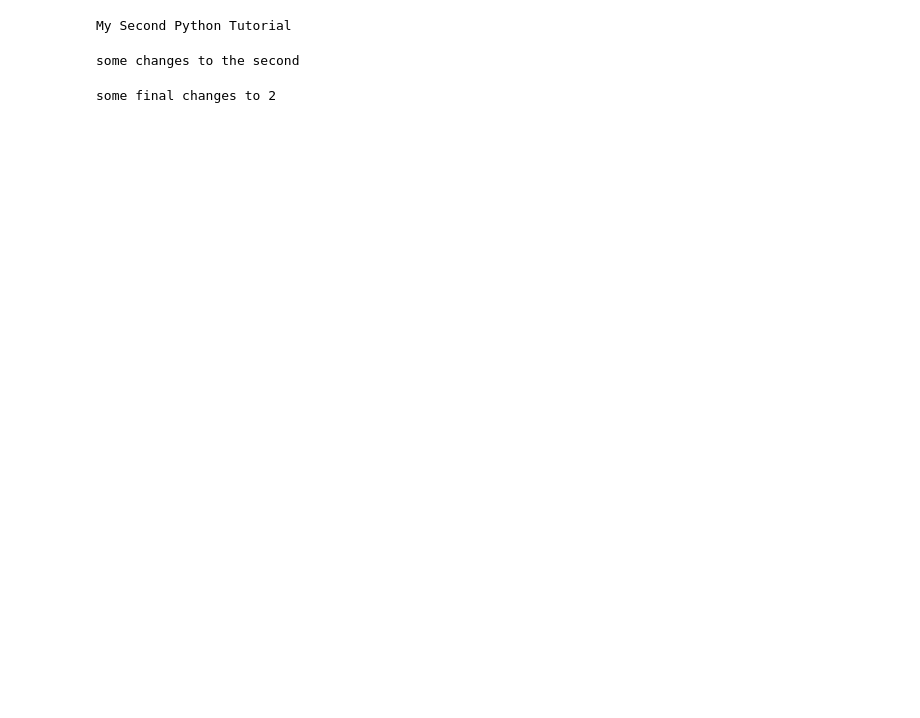
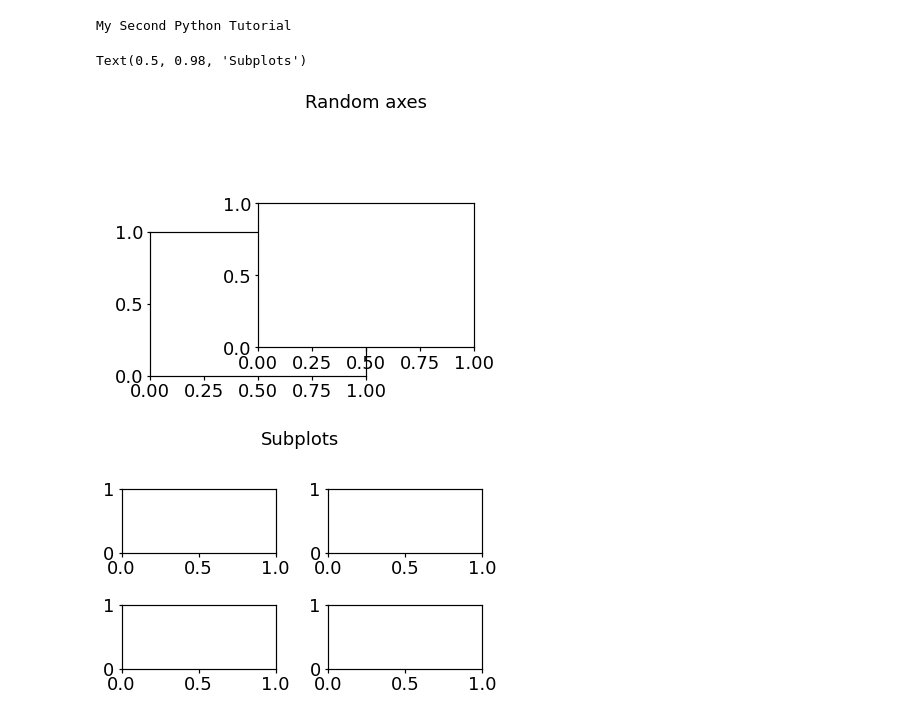
Before and after one commit to shauryasachdev/self_tutorials, a Jupyter notebook: tutorial_2.ipynb, the cells around one changed output. Drawn from its saved outputs; the diff is of its cells as text; code cells hidden in the pictures; blank space fills up the shorter version.

Commit message:
learning plotting

```diff
--- a/tutorial_2.ipynb
+++ b/tutorial_2.ipynb
@@ -2,11 +2,10 @@
 print("My Second Python Tutorial")
 # %% [output]
 My Second Python Tutorial
-# %%
-print("some changes to the second")
-# %% [output]
-some changes to the second
-# %%
-print("some final changes to 2")
-# %% [output]
-some final changes to 2
+# %%
+%matplotlib inline
+
+import numpy as np
+import matplotlib.pyplot as plt
+
+plt.style.use('../../solving_pde_mooc/notebooks/styles/mainstyle.use')
@@ -12,0 +33,20 @@ some final changes to 2
+# %%
+fig_0 = plt.figure(tight_layout=False)
+
+ax_0 = fig_0.add_axes([0., 0., 0.5, 0.5])
+ax_1 = fig_0.add_axes([0.25, 0.1, 0.5, 0.5])
+
+fig_0.suptitle('Random axes', fontsize=18)
+
+fig_1 = plt.figure()
+
+ax_2 = fig_1.add_subplot(221)
+ax_3 = fig_1.add_subplot(222)
+ax_4 = fig_1.add_subplot(223)
+ax_5 = fig_1.add_subplot(224)
+
+fig_1.suptitle('Subplots', fontsize=18)
+# %% [output]
+Text(0.5, 0.98, 'Subplots')
+[figure, added]
+[figure, added]
```
Also changed, not shown: parts of 4 cells of this notebook.
